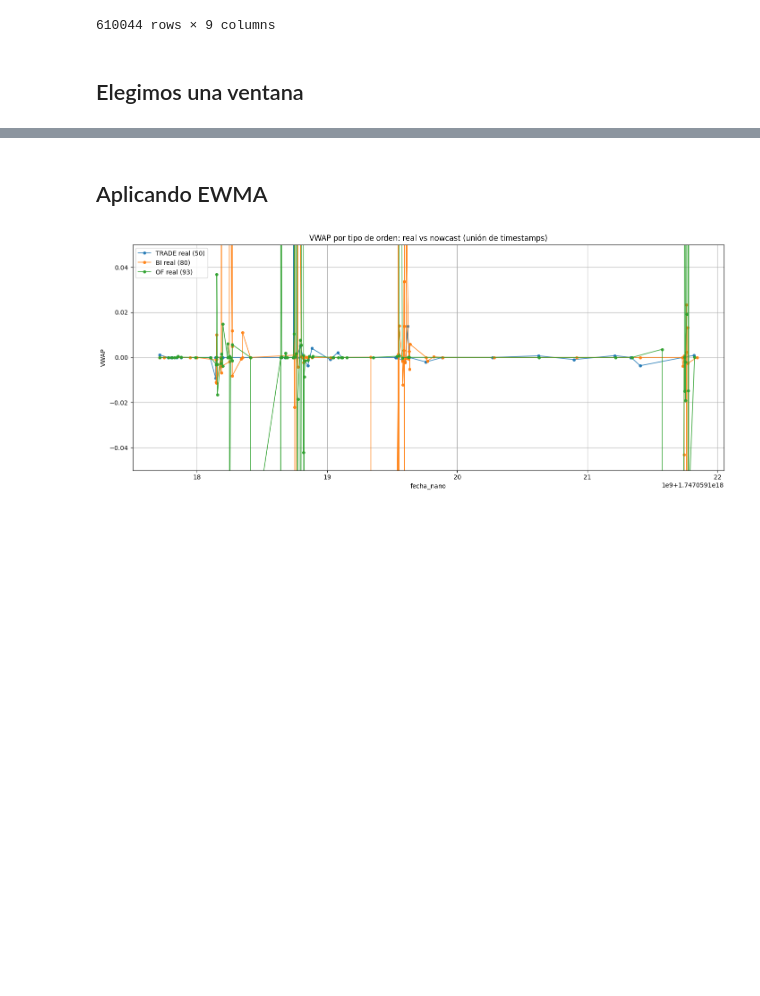
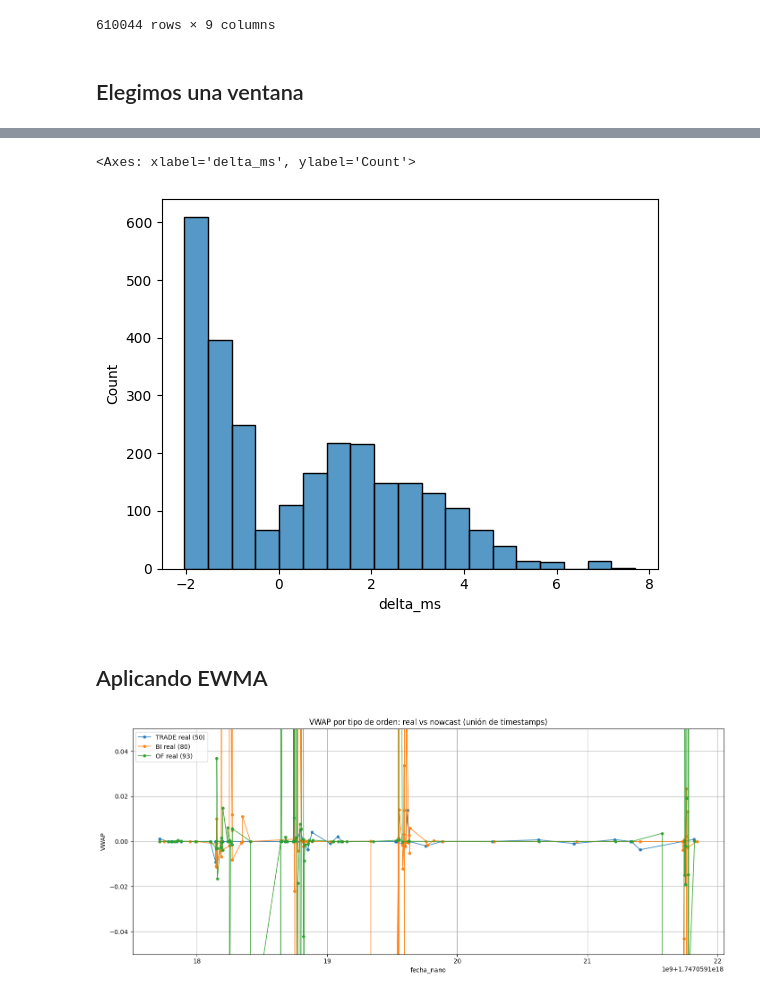
Before and after one commit to lucasbaezmiranda/prob_forecasting_merval, a Jupyter notebook: notebooks/eda_1.ipynb, the cells around one changed output, grey strips where cells are left out. Cells and saved outputs as stored; diff of their text form; code cells hidden in the pictures; blank space fills up the shorter version.

```diff
--- a/notebooks/eda_1.ipynb
+++ b/notebooks/eda_1.ipynb
@@ -277,3 +277,5 @@ Side=OF: 93 puntos en ventana [1000000.000, 1005000.000] ms
 # %%
-df_metrics.head()
+import seaborn as sns
+
+sns.histplot(np.log(df_win["delta_ms"]))
 # %% [output]
@@ -286,3 +282,5 @@ df_metrics.head()
+<Axes: xlabel='delta_ms', ylabel='Count'>
+[figure, added]
 # %% [markdown]
 ## Aplicando EWMA
 # %%
```
Also changed, not shown: parts of 6 cells of this notebook, 6 other files.
